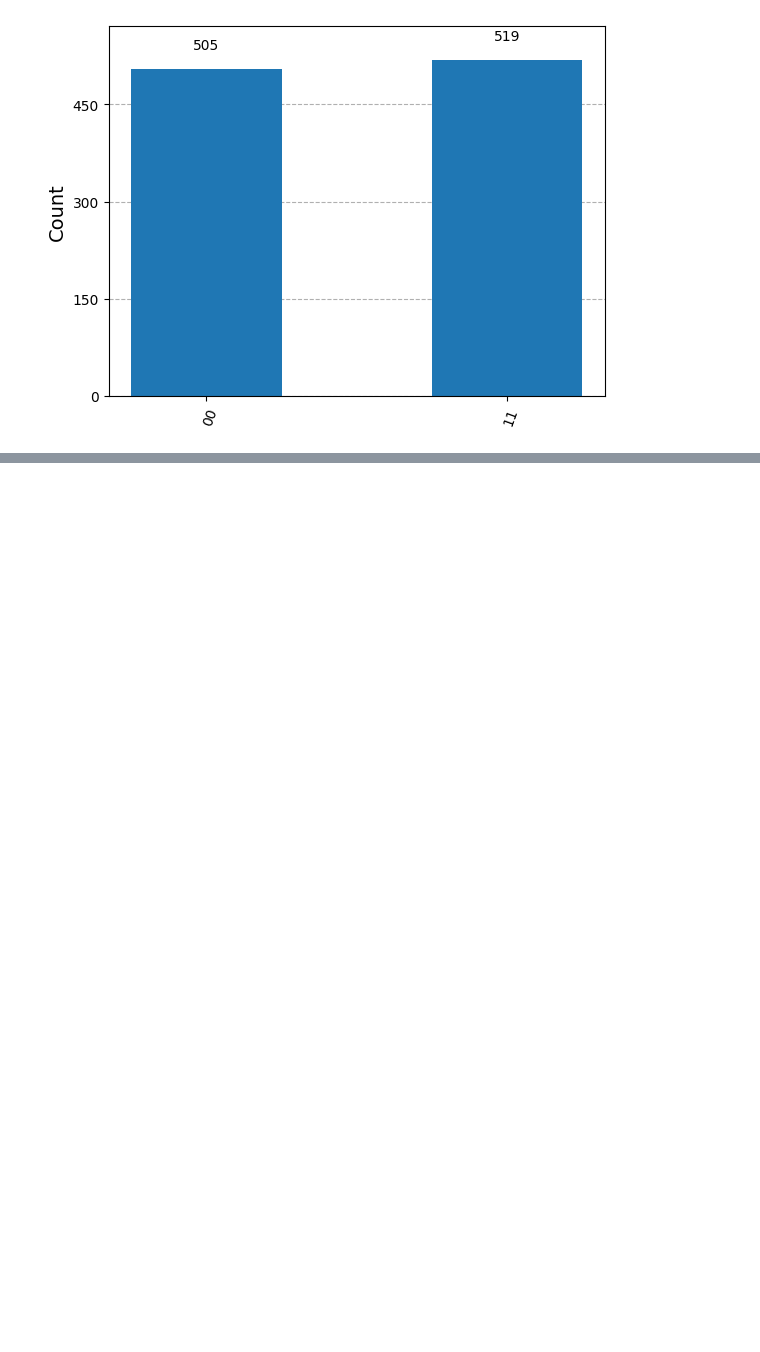
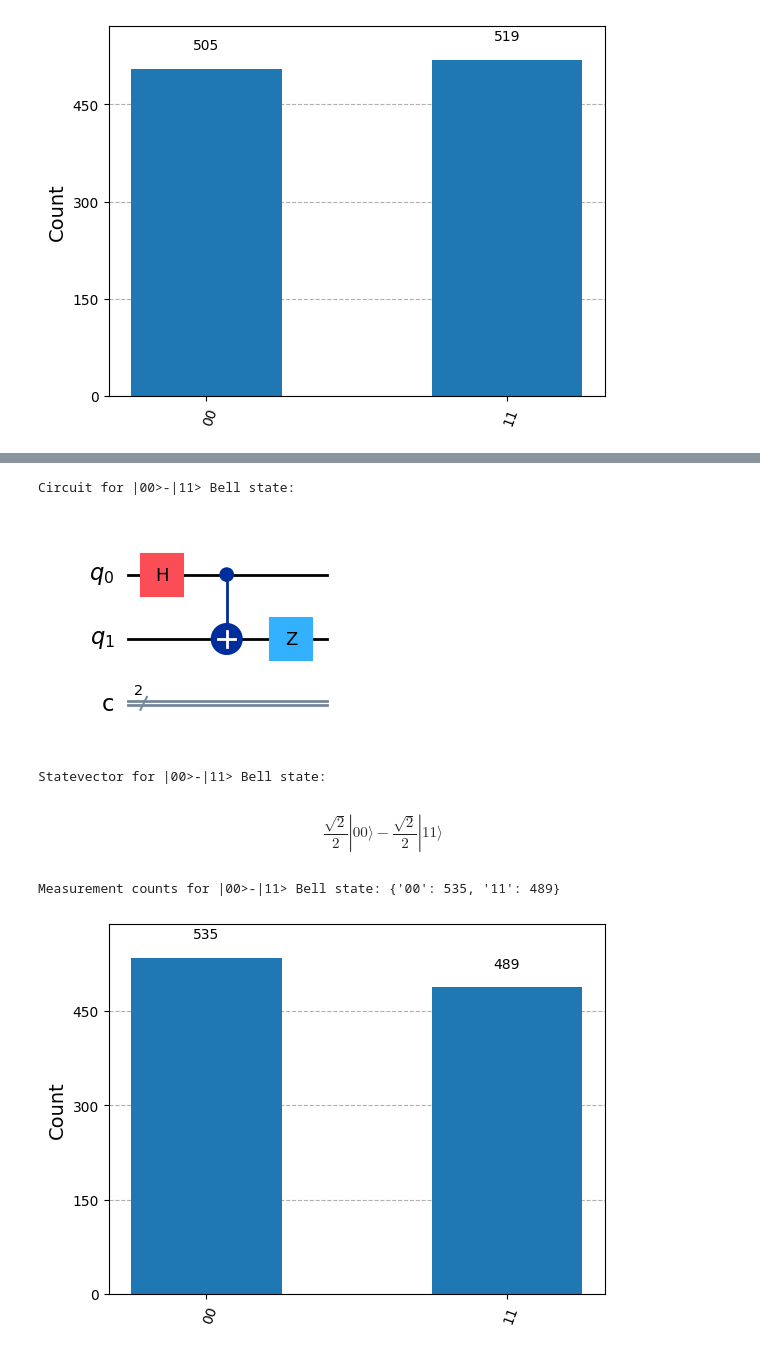
Before and after one commit to DannonChoo/SIT-UofG-QC, a Jupyter notebook: QC-Lab1.ipynb, the cells around one changed output, grey strips where cells are left out. Saved outputs shown, nothing was run; the diff lists cells and outputs as text; code cells hidden in the pictures; blank space fills up the shorter version.

```diff
--- a/QC-Lab1.ipynb
+++ b/QC-Lab1.ipynb
@@ -207,0 +330,32 @@ plot_histogram(counts)
+# %%
+# Bell State: 1/sqrt(2) ( |00> - |11> )
+circuit_bell_00_minus_11 = QuantumCircuit(2, 2)
+circuit_bell_00_minus_11.h(0)
+circuit_bell_00_minus_11.cx(0, 1)
+circuit_bell_00_minus_11.z(1) # Apply Z gate to qubit 1
+
+# Display the circuit
+print("Circuit for |00>-|11> Bell state:")
+display(circuit_bell_00_minus_11.draw("mpl"))
+
+# Display the state vector
+state_bell_00_minus_11 = Statevector.from_int(0, 4) # Start from |00>
+state_bell_00_minus_11 = state_bell_00_minus_11.evolve(circuit_bell_00_minus_11)
+print("Statevector for |00>-|11> Bell state:")
+display(state_bell_00_minus_11.draw("latex"))
+
+# Add measurements and simulate
+circuit_bell_00_minus_11.measure(range(2), range(2))
+qc_compiled = transpile(circuit_bell_00_minus_11, BasicSimulator())
+job_sim = BasicSimulator().run(qc_compiled, shots=1024)
+result_sim = job_sim.result()
+counts = result_sim.get_counts(qc_compiled)
+print("Measurement counts for |00>-|11> Bell state:", counts)
+display(plot_histogram(counts))
+# %% [output]
+Circuit for |00>-|11> Bell state:
+[figure, added]
+Statevector for |00>-|11> Bell state:
+$$\frac{\sqrt{2}}{2} |00\rangle- \frac{\sqrt{2}}{2} |11\rangle$$
+Measurement counts for |00>-|11> Bell state: {'00': 535, '11': 489}
+[figure, added]
```
Also changed, not shown: parts of 25 cells of this notebook.
